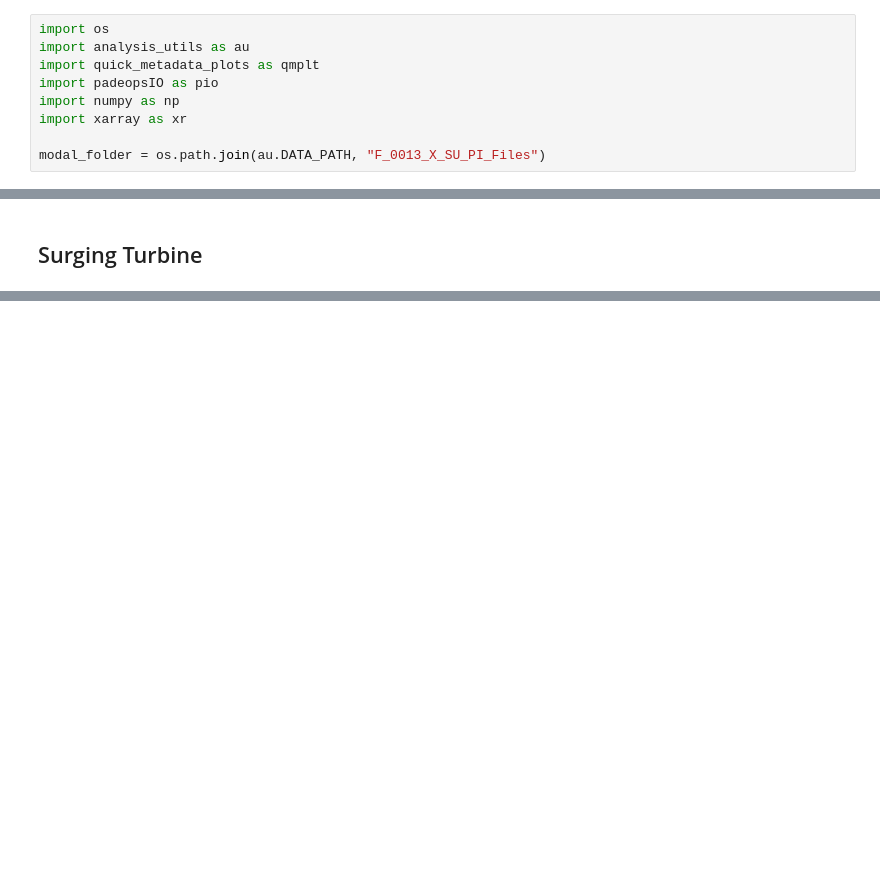
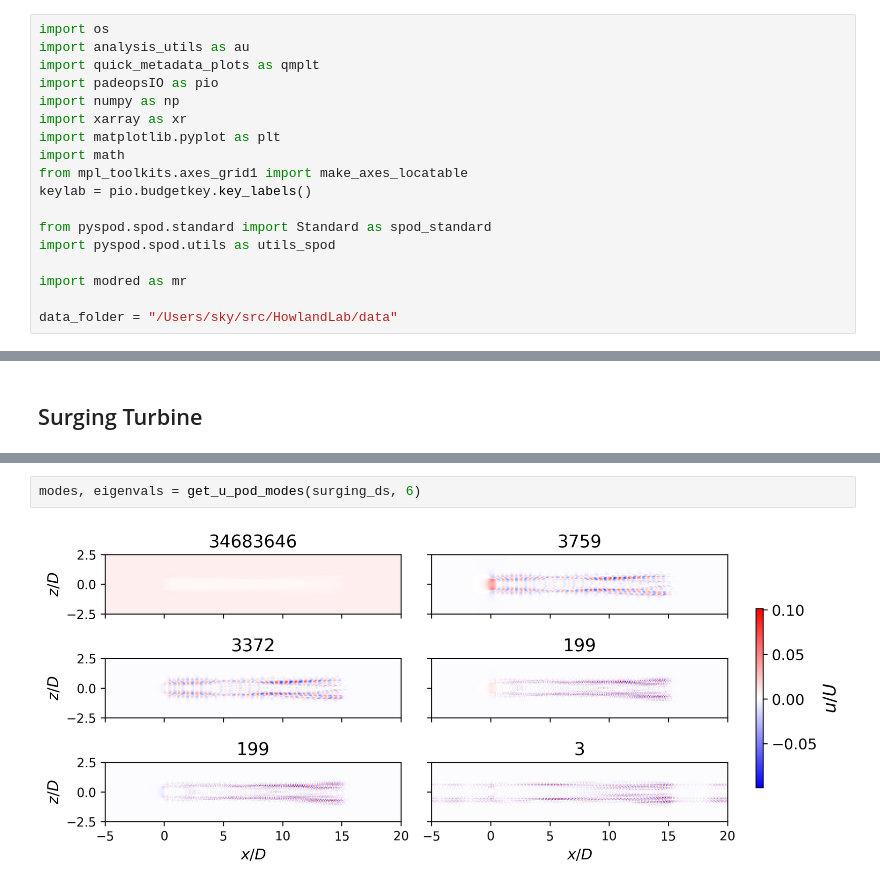
Before and after one commit to skygering/SimsPadeOps, a Jupyter notebook: analysis/modal_analysis_exploration.ipynb, the cells around one changed output, grey strips where cells are left out. Drawn from its saved outputs; the diff is of its cells as text; blank space fills up the shorter version.

```diff
--- a/analysis/modal_analysis_exploration.ipynb
+++ b/analysis/modal_analysis_exploration.ipynb
@@ -5,5 +5,14 @@ import quick_metadata_plots as qmplt
 import padeopsIO as pio
 import numpy as np
 import xarray as xr
+import matplotlib.pyplot as plt
+import math
+from mpl_toolkits.axes_grid1 import make_axes_locatable
+keylab = pio.budgetkey.key_labels()
 
-modal_folder = os.path.join(au.DATA_PATH, "F_0013_X_SU_PI_Files")
+from pyspod.spod.standard import Standard as spod_standard
+import pyspod.spod.utils as utils_spod
+
+import modred as mr
+
+data_folder = "/Users/sky/src/HowlandLab/data"
@@ -197,0 +133,4 @@ MoviePy - video ready /scratch/10264/sgering/Data/F_0013_X_SU_PI_Files/Sim_0002/
+# %%
+modes, eigenvals = get_u_pod_modes(surging_ds, 6)
+# %% [output]
+[figure, added]
```
Also changed, not shown: parts of 43 cells of this notebook, 2 other files.
